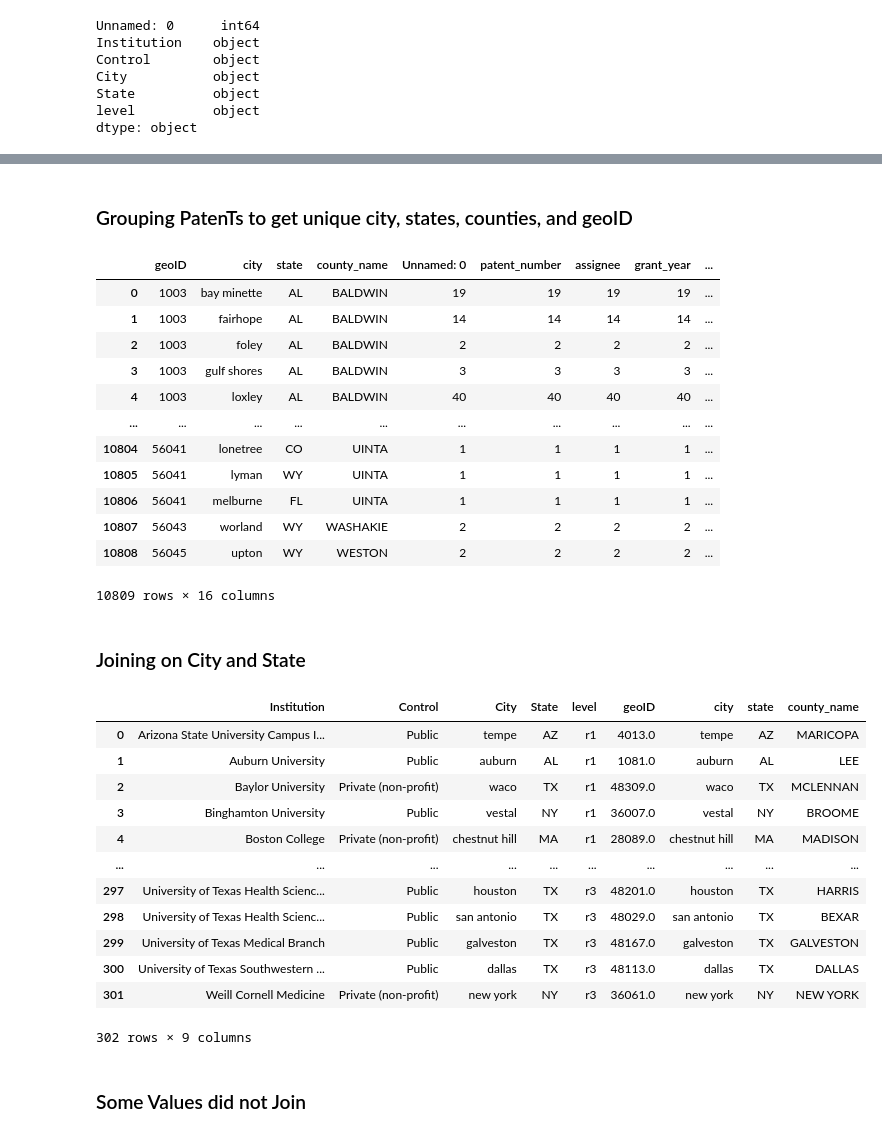
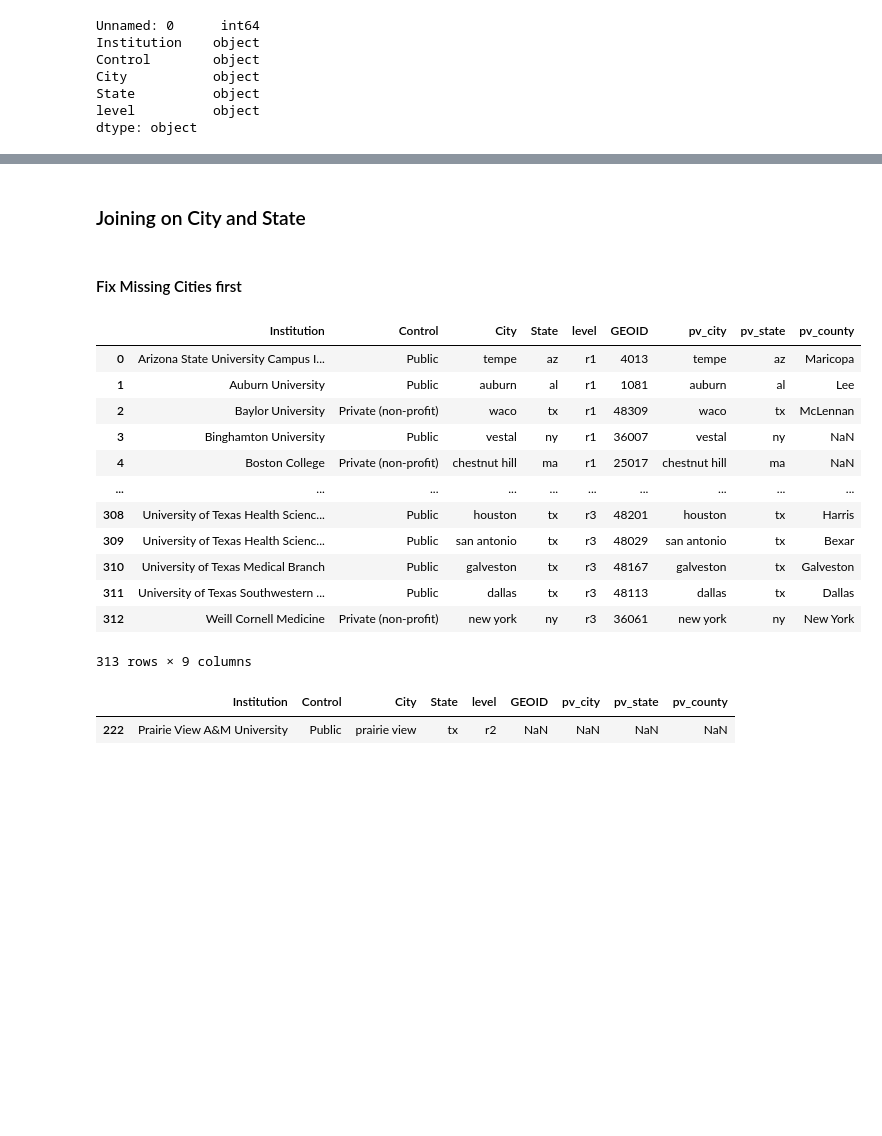
Before and after one commit to mhk9c/patents22, a Jupyter notebook: university_geojoin.ipynb, the cells around one changed output, grey strips where cells are left out. Cells and saved outputs as stored; diff of their text form; code cells hidden in the pictures; blank space fills up the shorter version.

```diff
--- a/university_geojoin.ipynb
+++ b/university_geojoin.ipynb
@@ -106,7 +107,8 @@ level          object
 dtype: object
 # %%
 ##crosswalk ultimately not used due to the typos in city names
-crosswalk.city = crosswalk.city.str.lower()
+crosswalk.pv_city = crosswalk.pv_city.str.lower()
+crosswalk.pv_state = crosswalk.pv_state.str.lower()
 crosswalk.dtypes
-crosswalk.query("city == 'chestnut hill'")
+crosswalk.query("pv_city == 'chestnut hill'")
 # %% [output]
@@ -132,43 +120,35 @@ patents
-# %% [markdown]
-### Grouping PatenTs to get unique city, states, counties, and geoID
-# %%
-grouped = patents.groupby(['geoID','city', 'state', 'county_name'], as_index = False).count()
-grouped
-# %% [output]
-|  | geoID | city | state | county_name | Unnamed: 0 | patent_number | assignee | grant_year | ... |
-| 0 | 1003 | bay minette | AL | BALDWIN | 19 | 19 | 19 | 19 | ... |
-| 1 | 1003 | fairhope | AL | BALDWIN | 14 | 14 | 14 | 14 | ... |
-| 2 | 1003 | foley | AL | BALDWIN | 2 | 2 | 2 | 2 | ... |
-| 3 | 1003 | gulf shores | AL | BALDWIN | 3 | 3 | 3 | 3 | ... |
-| 4 | 1003 | loxley | AL | BALDWIN | 40 | 40 | 40 | 40 | ... |
-| ... | ... | ... | ... | ... | ... | ... | ... | ... | ... |
-| 10804 | 56041 | lonetree | CO | UINTA | 1 | 1 | 1 | 1 | ... |
-| 10805 | 56041 | lyman | WY | UINTA | 1 | 1 | 1 | 1 | ... |
-| 10806 | 56041 | melburne | FL | UINTA | 1 | 1 | 1 | 1 | ... |
-| 10807 | 56043 | worland | WY | WASHAKIE | 2 | 2 | 2 | 2 | ... |
-| 10808 | 56045 | upton | WY | WESTON | 2 | 2 | 2 | 2 | ... |
-10809 rows × 16 columns
 # %% [markdown]
 ### Joining on City and State
+# %% [markdown]
+#### Fix Missing Cities first
+# %%
+universities['City']= universities['City'].replace('saint louis', 'st. louis')
+universities['City']= universities['City'].replace('mount pleasant', 'mt. pleasant')
+
+## this one listed wrong in wikipedia table, rio grande valley is not a city
+universities['City']= universities['City'].replace('rio grande valley', 'edinburg')
 # %%
-university_geo_join = pd.merge(universities, grouped, left_on=['City', 'State'], right_on=['city','state'], how='left')
+university_geo_join = pd.merge(universities, crosswalk, left_on=['City', 'State'], right_on=['pv_city','pv_state'], how='left')
 # %%
-university_geo = university_geo_join[['Institution', 'Control', 'City', 'State', 'level', 'geoID', 'city', 'state', 'county_name']]
+university_geo = university_geo_join[['Institution', 'Control', 'City', 'State', 'level', 'GEOID', 'pv_city', 'pv_state', 'pv_county']]
+# %%
+university_geo
+# %% [output]
+|  | Institution | Control | City | State | level | GEOID | pv_city | pv_state | pv_county |
+| 0 | Arizona State University Campus I... | Public | tempe | az | r1 | 4013 | tempe | az | Maricopa |
+| 1 | Auburn University | Public | auburn | al | r1 | 1081 | auburn | al | Lee |
+| 2 | Baylor University | Private (non-profit) | waco | tx | r1 | 48309 | waco | tx | McLennan |
+| 3 | Binghamton University | Public | vestal | ny | r1 | 36007 | vestal | ny | NaN |
+| 4 | Boston College | Private (non-profit) | chestnut hill | ma | r1 | 25017 | chestnut hill | ma | NaN |
+| ... | ... | ... | ... | ... | ... | ... | ... | ... | ... |
+| 308 | University of Texas Health Scienc... | Public | houston | tx | r3 | 48201 | houston | tx | Harris |
+| 309 | University of Texas Health Scienc... | Public | san antonio | tx | r3 | 48029 | san antonio | tx | Bexar |
+| 310 | University of Texas Medical Branch | Public | galveston | tx | r3 | 48167 | galveston | tx | Galveston |
+| 311 | University of Texas Southwestern ... | Public | dallas | tx | r3 | 48113 | dallas | tx | Dallas |
+| 312 | Weill Cornell Medicine | Private (non-profit) | new york | ny | r3 | 36061 | new york | ny | New York |
+313 rows × 9 columns
 # %%
-university_geo
+university_geo[university_geo['GEOID'].isnull()]
 # %% [output]
-|  | Institution | Control | City | State | level | geoID | city | state | county_name |
-| 0 | Arizona State University Campus I... | Public | tempe | AZ | r1 | 4013.0 | tempe | AZ | MARICOPA |
-| 1 | Auburn University | Public | auburn | AL | r1 | 1081.0 | auburn | AL | LEE |
-| 2 | Baylor University | Private (non-profit) | waco | TX | r1 | 48309.0 | waco | TX | MCLENNAN |
-| 3 | Binghamton University | Public | vestal | NY | r1 | 36007.0 | vestal | NY | BROOME |
-| 4 | Boston College | Private (non-profit) | chestnut hill | MA | r1 | 28089.0 | chestnut hill | MA | MADISON |
-| ... | ... | ... | ... | ... | ... | ... | ... | ... | ... |
-| 297 | University of Texas Health Scienc... | Public | houston | TX | r3 | 48201.0 | houston | TX | HARRIS |
-| 298 | University of Texas Health Scienc... | Public | san antonio | TX | r3 | 48029.0 | san antonio | TX | BEXAR |
-| 299 | University of Texas Medical Branch | Public | galveston | TX | r3 | 48167.0 | galveston | TX | GALVESTON |
-| 300 | University of Texas Southwestern ... | Public | dallas | TX | r3 | 48113.0 | dallas | TX | DALLAS |
-| 301 | Weill Cornell Medicine | Private (non-profit) | new york | NY | r3 | 36061.0 | new york | NY | NEW YORK |
+|  | Institution | Control | City | State | level | GEOID | pv_city | pv_state | pv_county |
+| 222 | Prairie View A&M University | Public | prairie view | tx | r2 | NaN | NaN | NaN | NaN |
-302 rows × 9 columns
-# %% [markdown]
-### Some Values did not Join
```
Also changed, not shown: parts of 23 cells of this notebook.
